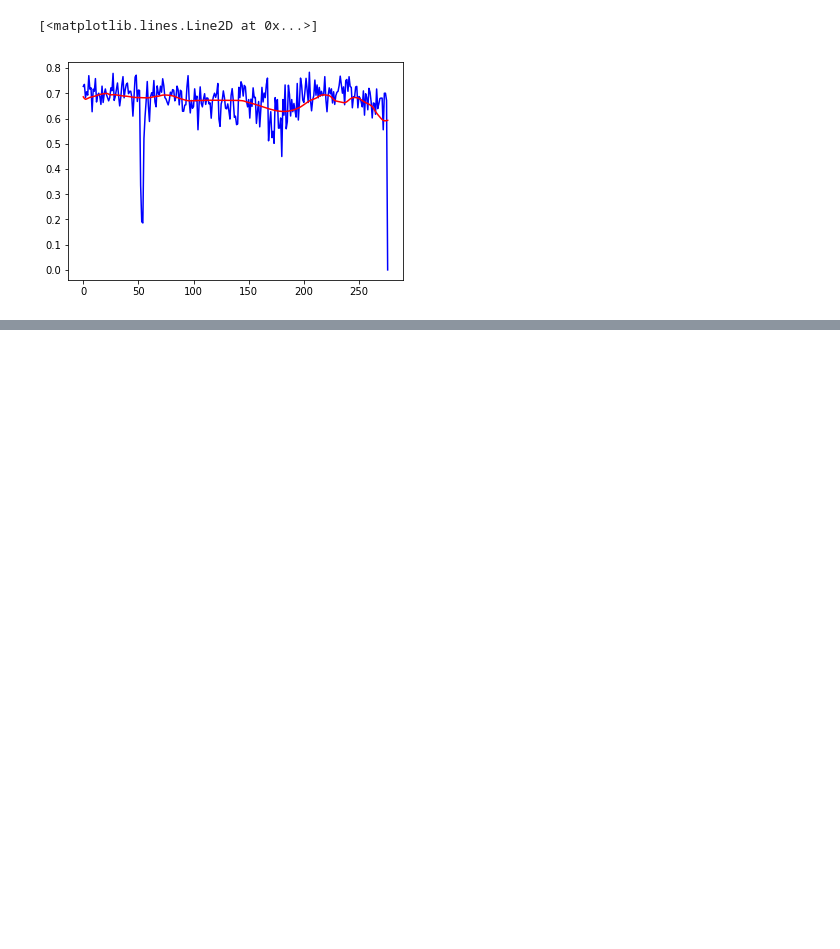
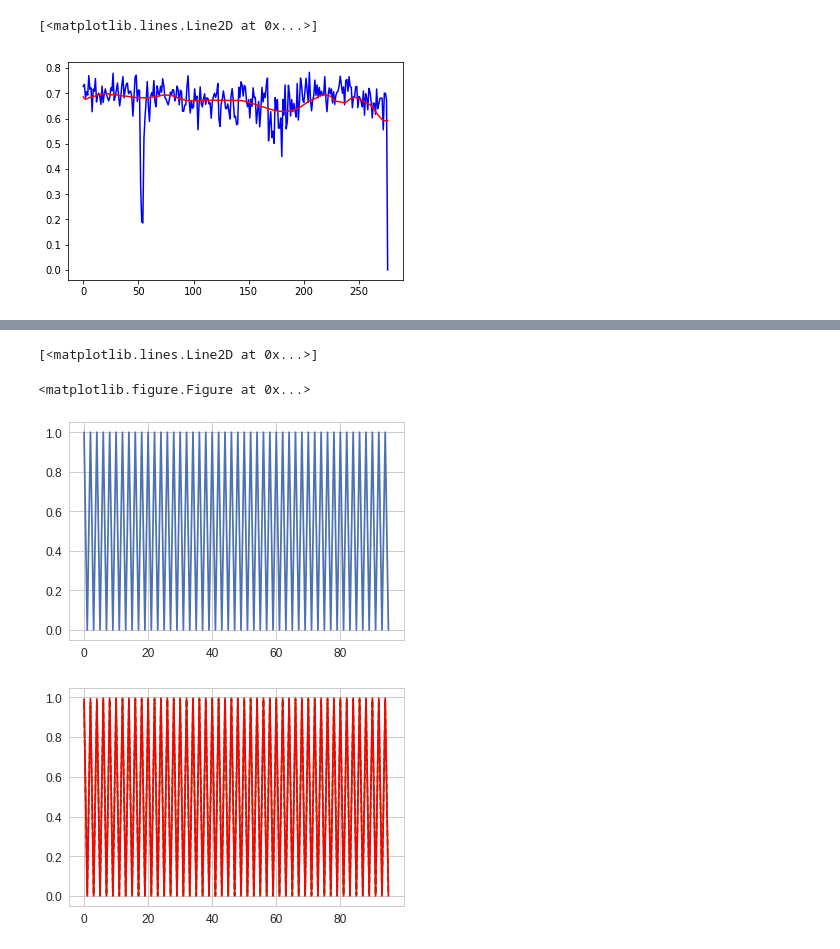
Before and after one commit to yuqirose/TensorRNN, a Jupyter notebook: experiments/notebook/py3_load_rslts.ipynb, the cells around one changed output, grey strips where cells are left out. Cells and saved outputs as stored; diff of their text form; code cells hidden in the pictures; blank space fills up the shorter version.

Commit message:
Updated load results for Genz function

```diff
--- a/experiments/notebook/py3_load_rslts.ipynb
+++ b/experiments/notebook/py3_load_rslts.ipynb
@@ -136,0 +190,48 @@ rmse 0.104022536104
+# %%
+%matplotlib inline
+import matplotlib.pyplot as plt
+import matplotlib as mpl
+import seaborn as sns
+import matplotlib.pyplot as plt
+# plotting configuration
+%matplotlib inline
+import matplotlib.pyplot as plt
+import matplotlib as mpl
+import seaborn as sns
+import matplotlib.pyplot as plt
+from mpl_toolkits.mplot3d import Axes3D
+
+params = {
+   'axes.labelsize': 20,
+   'font.size': 20,
+   'legend.fontsize': 20,
+   'xtick.labelsize': 12,
+   'ytick.labelsize': 12,
+   'text.usetex': False,
+   }
+mpl.rcParams.update(params)
+sns.set_style("whitegrid")
+sns.despine()
+
+exp = 'f6'
+
+i= 4
+
+model = 'LSTM'
+data_path = "/var/tmp/tensorRNN/log/"+exp+"/10-04-17-19-02-07/genz-"+exp+"/"+model+"/"
+
+true, pred = np.load(data_path+'predict.npy')
+plt.figure()
+plt.plot(true[i,:,0])
+
+plt.figure()
+plt.plot(pred[i,:,0],'g--',label=model)
+model = 'TLSTM'
+data_path = "/var/tmp/tensorRNN/log/"+exp+"/10-04-17-19-02-07/genz-"+exp+"/"+model+"/"
+true, pred = np.load(data_path+'predict.npy')
+plt.plot(pred[i,:,0],'r-',label=model)
+# %% [output]
+[<matplotlib.lines.Line2D at 0x...>]
+<matplotlib.figure.Figure at 0x...>
+[figure, added]
+[figure, added]
```
Also changed, not shown: parts of 4 cells of this notebook, 5 other files.
